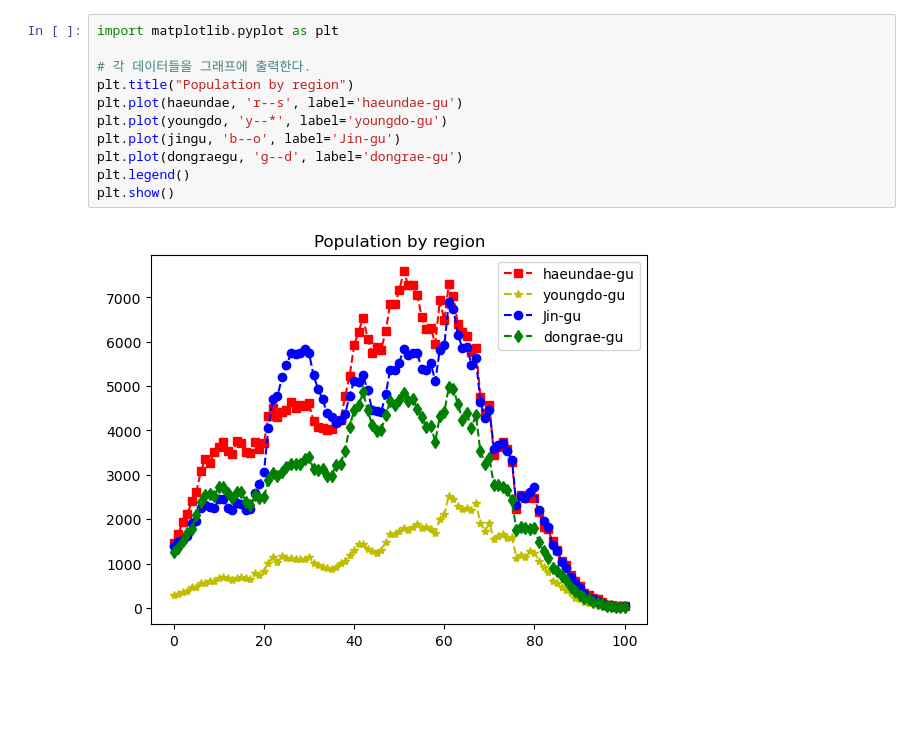
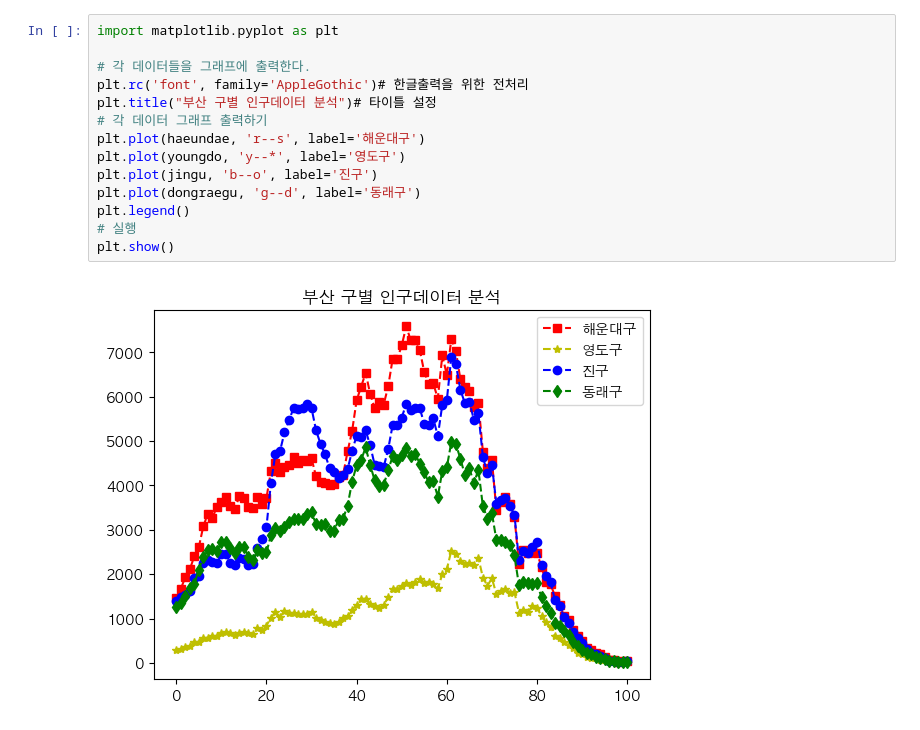
Before and after one commit to okdoittttt/jupyter, a Jupyter notebook: [과제 02] 부산 구별 인구데이터 분석하기.ipynb, the cells around one changed output. Drawn from its saved outputs; the diff is of its cells as text; blank space fills up the shorter version.

```diff
--- a/[과제 02] 부산 구별 인구데이터 분석하기.ipynb
+++ b/[과제 02] 부산 구별 인구데이터 분석하기.ipynb
@@ -57,13 +58,16 @@ print(dongraegu)
 # %%
 import matplotlib.pyplot as plt
 
 # 각 데이터들을 그래프에 출력한다.
-plt.title("Population by region")
-plt.plot(haeundae, 'r--s', label='haeundae-gu')
-plt.plot(youngdo, 'y--*', label='youngdo-gu')
-plt.plot(jingu, 'b--o', label='Jin-gu')
-plt.plot(dongraegu, 'g--d', label='dongrae-gu')
+plt.rc('font', family='AppleGothic')# 한글출력을 위한 전처리
+plt.title("부산 구별 인구데이터 분석")# 타이틀 설정
+# 각 데이터 그래프 출력하기
+plt.plot(haeundae, 'r--s', label='해운대구')
+plt.plot(youngdo, 'y--*', label='영도구')
+plt.plot(jingu, 'b--o', label='진구')
+plt.plot(dongraegu, 'g--d', label='동래구')
 plt.legend()
+# 실행
 plt.show()
 # %% [output]
-[figure, old version]
+[figure, new version]
```
Also changed, not shown: parts of 1 cell of this notebook, 4 other files.
